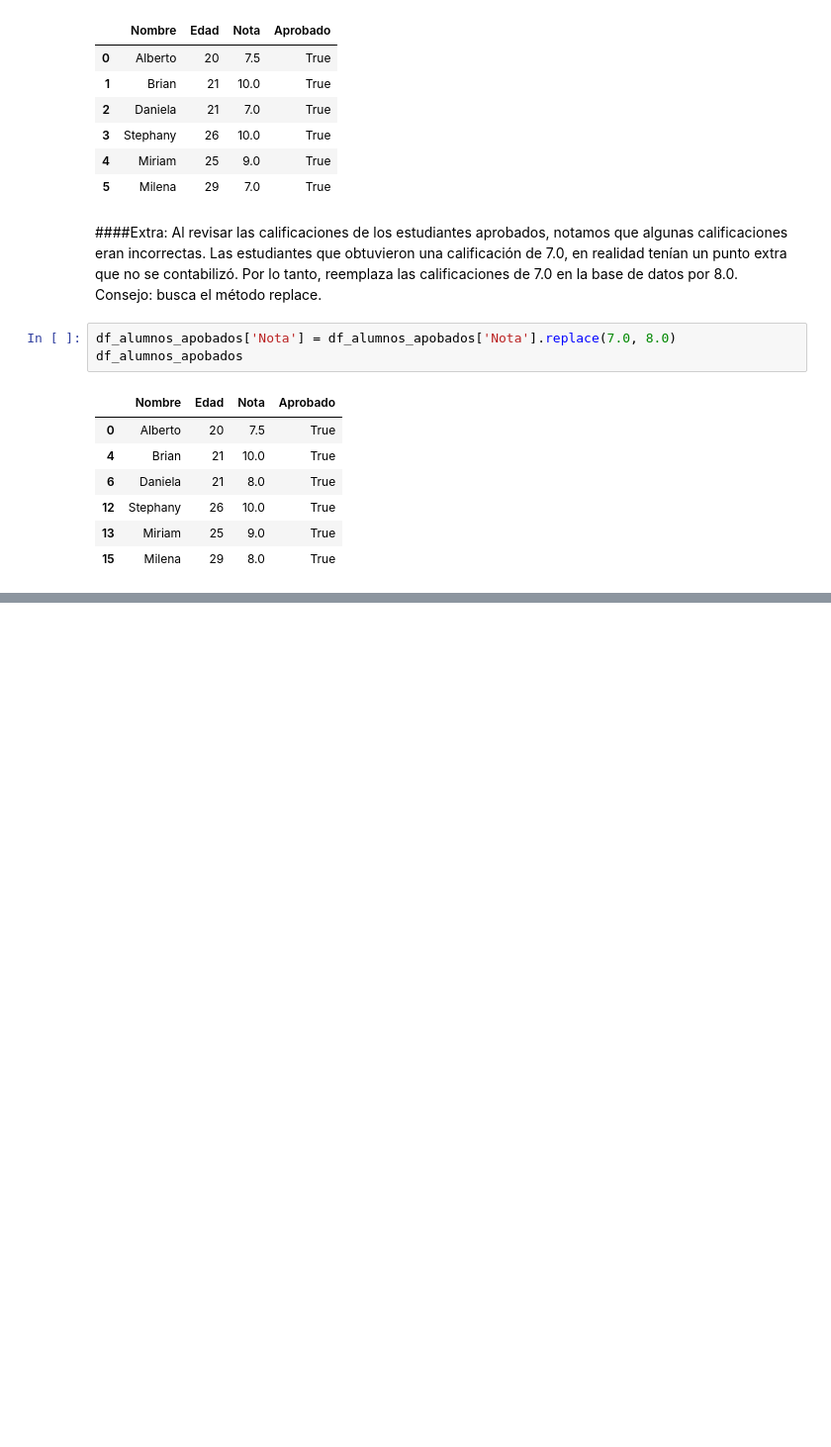
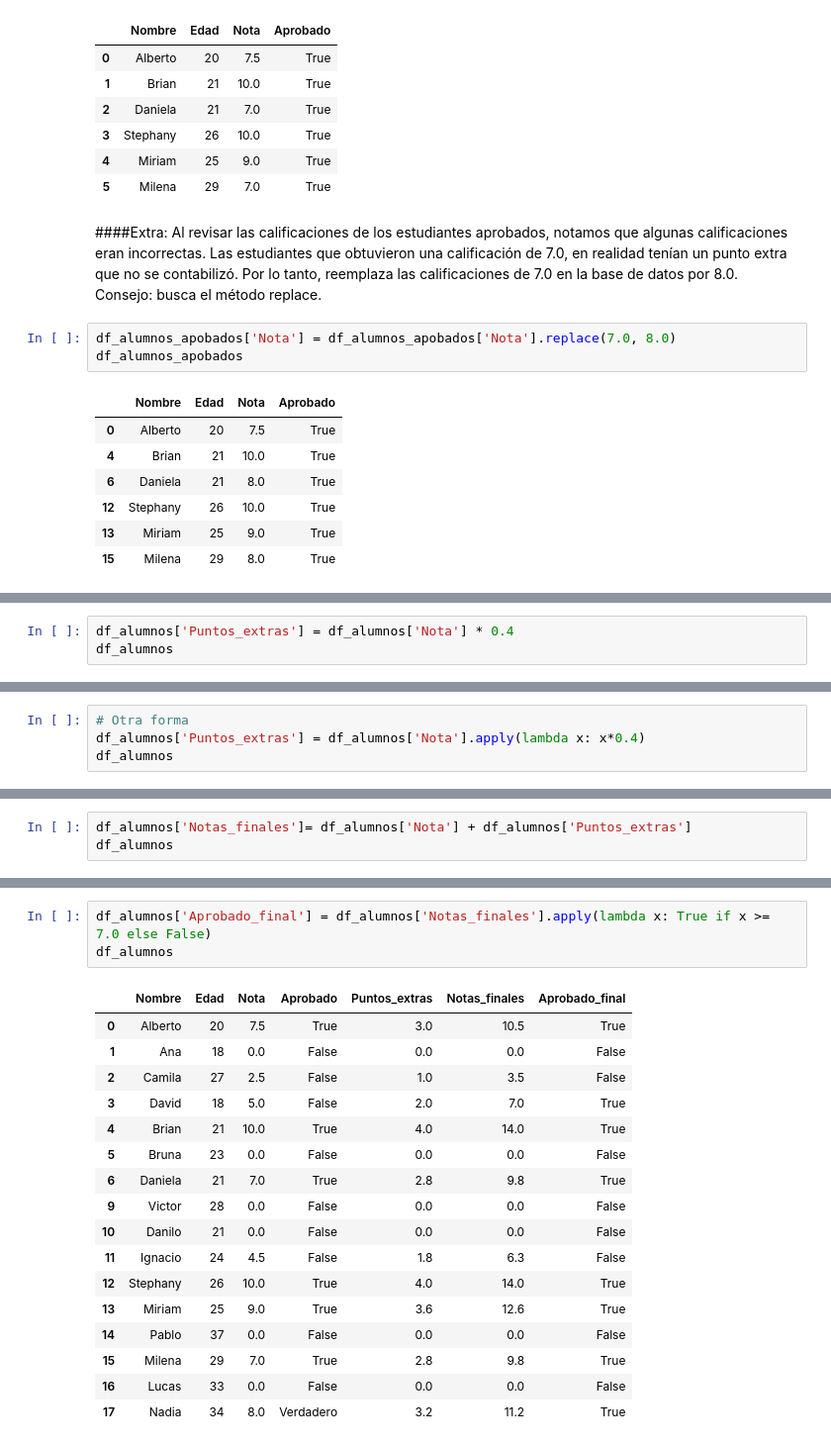
Before and after one commit to Nataliahfk/Data_science_Pandas, a Jupyter notebook: Ejercicio2_Pandas_Alumnos_csv.ipynb, the cells around one changed output, grey strips where cells are left out. Shown at 99% size. Drawn from its saved outputs; the diff is of its cells as text; blank space fills up the shorter version.

```diff
--- a/Ejercicio2_Pandas_Alumnos_csv.ipynb
+++ b/Ejercicio2_Pandas_Alumnos_csv.ipynb
@@ -119,0 +126,3 @@ df_alumnos_apobados
+# %%
+df_alumnos['Puntos_extras'] = df_alumnos['Nota'] * 0.4
+df_alumnos
@@ -119,0 +147,4 @@ df_alumnos_apobados
+# %%
+# Otra forma
+df_alumnos['Puntos_extras'] = df_alumnos['Nota'].apply(lambda x: x*0.4)
+df_alumnos
@@ -119,0 +171,3 @@ df_alumnos_apobados
+# %%
+df_alumnos['Notas_finales']= df_alumnos['Nota'] + df_alumnos['Puntos_extras']
+df_alumnos
@@ -119,0 +197,21 @@ df_alumnos_apobados
+# %%
+df_alumnos['Aprobado_final'] = df_alumnos['Notas_finales'].apply(lambda x: True if x >= 7.0 else False)
+df_alumnos
+# %% [output]
+|  | Nombre | Edad | Nota | Aprobado | Puntos_extras | Notas_finales | Aprobado_final |
+| 0 | Alberto | 20 | 7.5 | True | 3.0 | 10.5 | True |
+| 1 | Ana | 18 | 0.0 | False | 0.0 | 0.0 | False |
+| 2 | Camila | 27 | 2.5 | False | 1.0 | 3.5 | False |
+| 3 | David | 18 | 5.0 | False | 2.0 | 7.0 | True |
+| 4 | Brian | 21 | 10.0 | True | 4.0 | 14.0 | True |
+| 5 | Bruna | 23 | 0.0 | False | 0.0 | 0.0 | False |
+| 6 | Daniela | 21 | 7.0 | True | 2.8 | 9.8 | True |
+| 9 | Victor | 28 | 0.0 | False | 0.0 | 0.0 | False |
+| 10 | Danilo | 21 | 0.0 | False | 0.0 | 0.0 | False |
+| 11 | Ignacio | 24 | 4.5 | False | 1.8 | 6.3 | False |
+| 12 | Stephany | 26 | 10.0 | True | 4.0 | 14.0 | True |
+| 13 | Miriam | 25 | 9.0 | True | 3.6 | 12.6 | True |
+| 14 | Pablo | 37 | 0.0 | False | 0.0 | 0.0 | False |
+| 15 | Milena | 29 | 7.0 | True | 2.8 | 9.8 | True |
+| 16 | Lucas | 33 | 0.0 | False | 0.0 | 0.0 | False |
+| 17 | Nadia | 34 | 8.0 | Verdadero | 3.2 | 11.2 | True |
```
Also changed, not shown: parts of 9 cells of this notebook.
